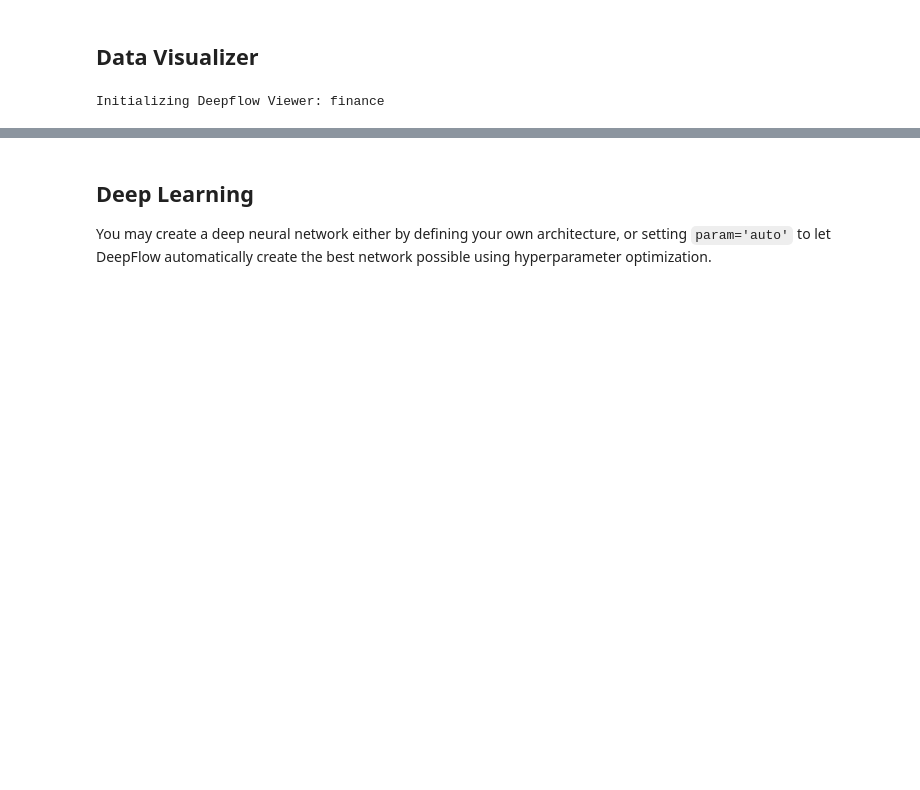
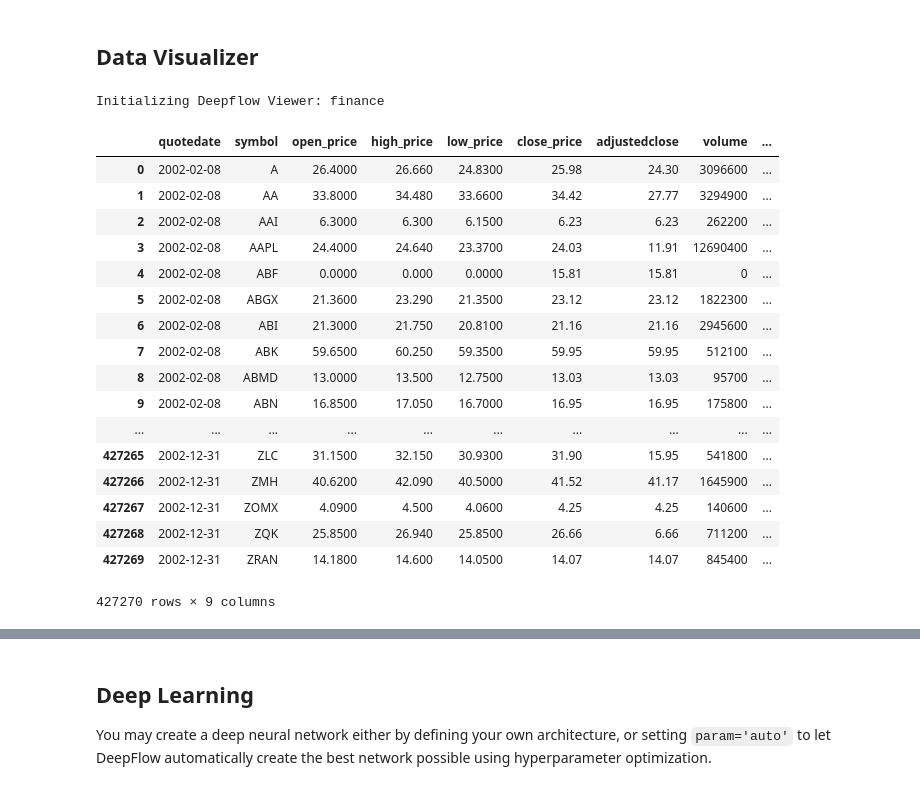
Before and after one commit to yazanobeidi/deep-flow, a Jupyter notebook: user_interface.ipynb, the cells around one changed output, grey strips where cells are left out. Saved outputs shown, nothing was run; the diff lists cells and outputs as text; code cells hidden in the pictures; blank space fills up the shorter version.

```diff
--- a/user_interface.ipynb
+++ b/user_interface.ipynb
@@ -21,5 +45,24 @@ viewer = df.View(data)
 # %% [output]
 Initializing Deepflow Viewer: finance
 # %%
-viewer.table()
+viewer.table(clean_data)
+# %% [output]
+|  | quotedate | symbol | open_price | high_price | low_price | close_price | adjustedclose | volume | ... |
+| 0 | 2002-02-08 | A | 26.4000 | 26.660 | 24.8300 | 25.98 | 24.30 | 3096600 | ... |
+| 1 | 2002-02-08 | AA | 33.8000 | 34.480 | 33.6600 | 34.42 | 27.77 | 3294900 | ... |
+| 2 | 2002-02-08 | AAI | 6.3000 | 6.300 | 6.1500 | 6.23 | 6.23 | 262200 | ... |
+| 3 | 2002-02-08 | AAPL | 24.4000 | 24.640 | 23.3700 | 24.03 | 11.91 | 12690400 | ... |
+| 4 | 2002-02-08 | ABF | 0.0000 | 0.000 | 0.0000 | 15.81 | 15.81 | 0 | ... |
+| 5 | 2002-02-08 | ABGX | 21.3600 | 23.290 | 21.3500 | 23.12 | 23.12 | 1822300 | ... |
+| 6 | 2002-02-08 | ABI | 21.3000 | 21.750 | 20.8100 | 21.16 | 21.16 | 2945600 | ... |
+| 7 | 2002-02-08 | ABK | 59.6500 | 60.250 | 59.3500 | 59.95 | 59.95 | 512100 | ... |
+| 8 | 2002-02-08 | ABMD | 13.0000 | 13.500 | 12.7500 | 13.03 | 13.03 | 95700 | ... |
+| 9 | 2002-02-08 | ABN | 16.8500 | 17.050 | 16.7000 | 16.95 | 16.95 | 175800 | ... |
+| ... | ... | ... | ... | ... | ... | ... | ... | ... | ... |
+| 427265 | 2002-12-31 | ZLC | 31.1500 | 32.150 | 30.9300 | 31.90 | 15.95 | 541800 | ... |
+| 427266 | 2002-12-31 | ZMH | 40.6200 | 42.090 | 40.5000 | 41.52 | 41.17 | 1645900 | ... |
+| 427267 | 2002-12-31 | ZOMX | 4.0900 | 4.500 | 4.0600 | 4.25 | 4.25 | 140600 | ... |
+| 427268 | 2002-12-31 | ZQK | 25.8500 | 26.940 | 25.8500 | 26.66 | 6.66 | 711200 | ... |
+| 427269 | 2002-12-31 | ZRAN | 14.1800 | 14.600 | 14.0500 | 14.07 | 14.07 | 845400 | ... |
+427270 rows × 9 columns
 # %%
```
Also changed, not shown: parts of 15 cells of this notebook, 4 other files.
